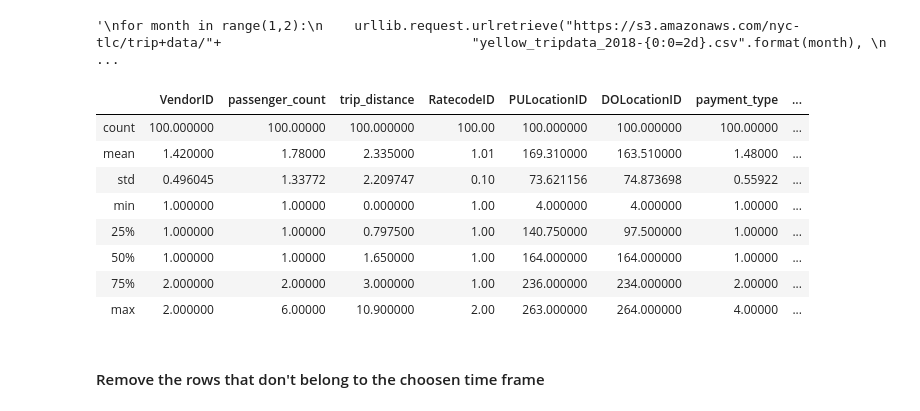
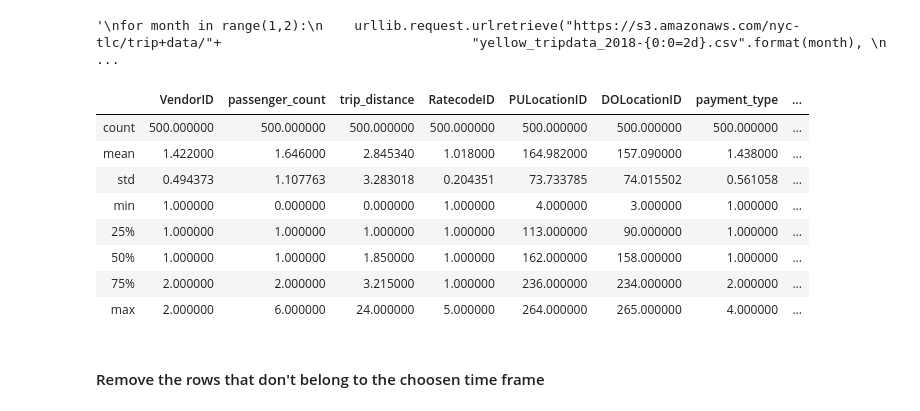
Before and after one commit to A5-015/nyc-taxi-data, a Jupyter notebook: nyc-taxi-data-analysis.ipynb, the cells around one changed output. Drawn from its saved outputs; the diff is of its cells as text; code cells hidden in the pictures.

```diff
--- a/nyc-taxi-data-analysis.ipynb
+++ b/nyc-taxi-data-analysis.ipynb
@@ -49,20 +65,20 @@ for month in range(1,2):
 # %% [output]
 '\nfor month in range(1,2):\n    urllib.request.urlretrieve("https://s3.amazonaws.com/nyc-tlc/trip+data/"+                                "yellow_tripdata_2018-{0:0=2d}.csv".format(month), \n          ...
 # %%
-n = 100
+n = 500
 nyc_df = pd.read_csv("datasets/nyc.2018-01.csv", parse_dates=['tpep_pickup_datetime', 'tpep_dropoff_datetime'], nrows = n)
 nyc_df = nyc_df.set_index('tpep_pickup_datetime')
 nyc_df.describe()
 # %% [output]
 |  | VendorID | passenger_count | trip_distance | RatecodeID | PULocationID | DOLocationID | payment_type | ... |
-| count | 100.000000 | 100.00000 | 100.000000 | 100.00 | 100.000000 | 100.000000 | 100.00000 | ... |
-| mean | 1.420000 | 1.78000 | 2.335000 | 1.01 | 169.310000 | 163.510000 | 1.48000 | ... |
-| std | 0.496045 | 1.33772 | 2.209747 | 0.10 | 73.621156 | 74.873698 | 0.55922 | ... |
-| min | 1.000000 | 1.00000 | 0.000000 | 1.00 | 4.000000 | 4.000000 | 1.00000 | ... |
-| 25% | 1.000000 | 1.00000 | 0.797500 | 1.00 | 140.750000 | 97.500000 | 1.00000 | ... |
-| 50% | 1.000000 | 1.00000 | 1.650000 | 1.00 | 164.000000 | 164.000000 | 1.00000 | ... |
-| 75% | 2.000000 | 2.00000 | 3.000000 | 1.00 | 236.000000 | 234.000000 | 2.00000 | ... |
-| max | 2.000000 | 6.00000 | 10.900000 | 2.00 | 263.000000 | 264.000000 | 4.00000 | ... |
+| count | 500.000000 | 500.000000 | 500.000000 | 500.000000 | 500.000000 | 500.000000 | 500.000000 | ... |
+| mean | 1.422000 | 1.646000 | 2.845340 | 1.018000 | 164.982000 | 157.090000 | 1.438000 | ... |
+| std | 0.494373 | 1.107763 | 3.283018 | 0.204351 | 73.733785 | 74.015502 | 0.561058 | ... |
+| min | 1.000000 | 0.000000 | 0.000000 | 1.000000 | 4.000000 | 3.000000 | 1.000000 | ... |
+| 25% | 1.000000 | 1.000000 | 1.000000 | 1.000000 | 113.000000 | 90.000000 | 1.000000 | ... |
+| 50% | 1.000000 | 1.000000 | 1.850000 | 1.000000 | 162.000000 | 158.000000 | 1.000000 | ... |
+| 75% | 2.000000 | 2.000000 | 3.215000 | 1.000000 | 236.000000 | 234.000000 | 2.000000 | ... |
+| max | 2.000000 | 6.000000 | 24.000000 | 5.000000 | 264.000000 | 265.000000 | 4.000000 | ... |
 # %% [markdown]
 #### Remove the rows that don't belong to the choosen time frame
 # %%
```
Also changed, not shown: parts of 15 cells of this notebook.
